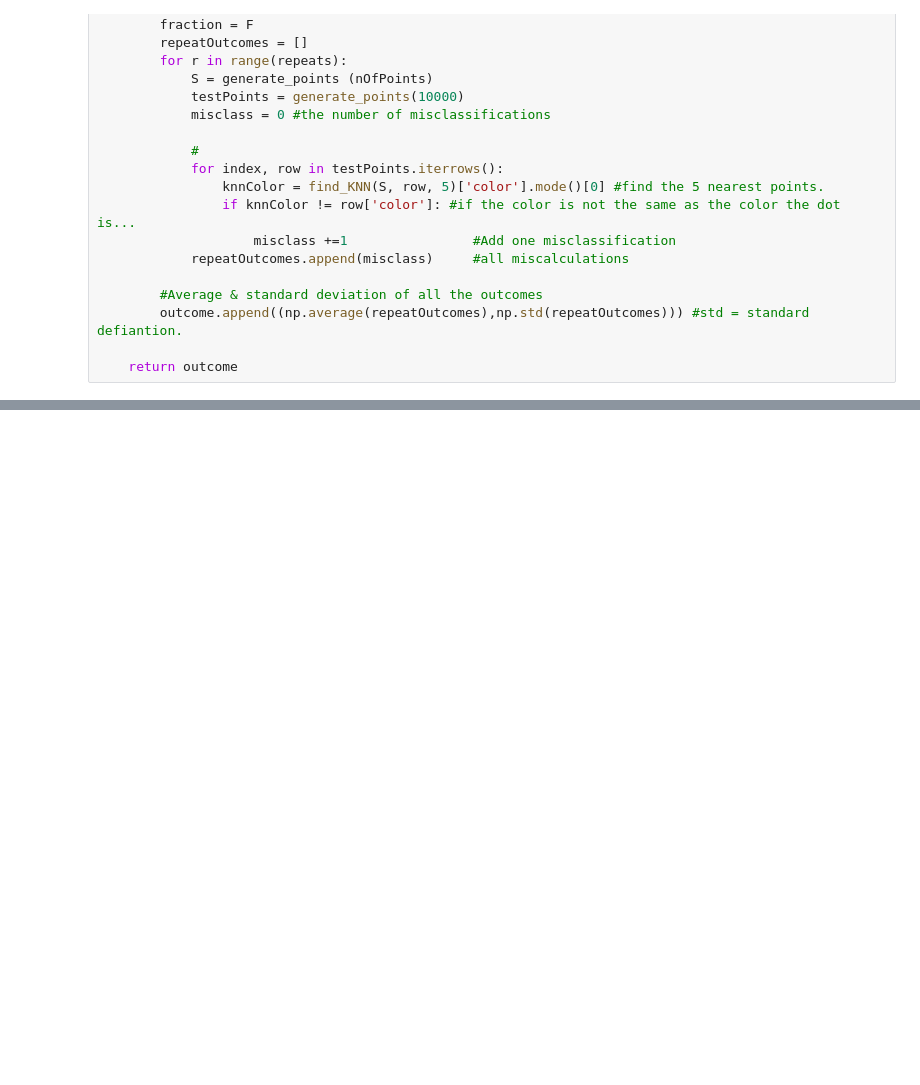
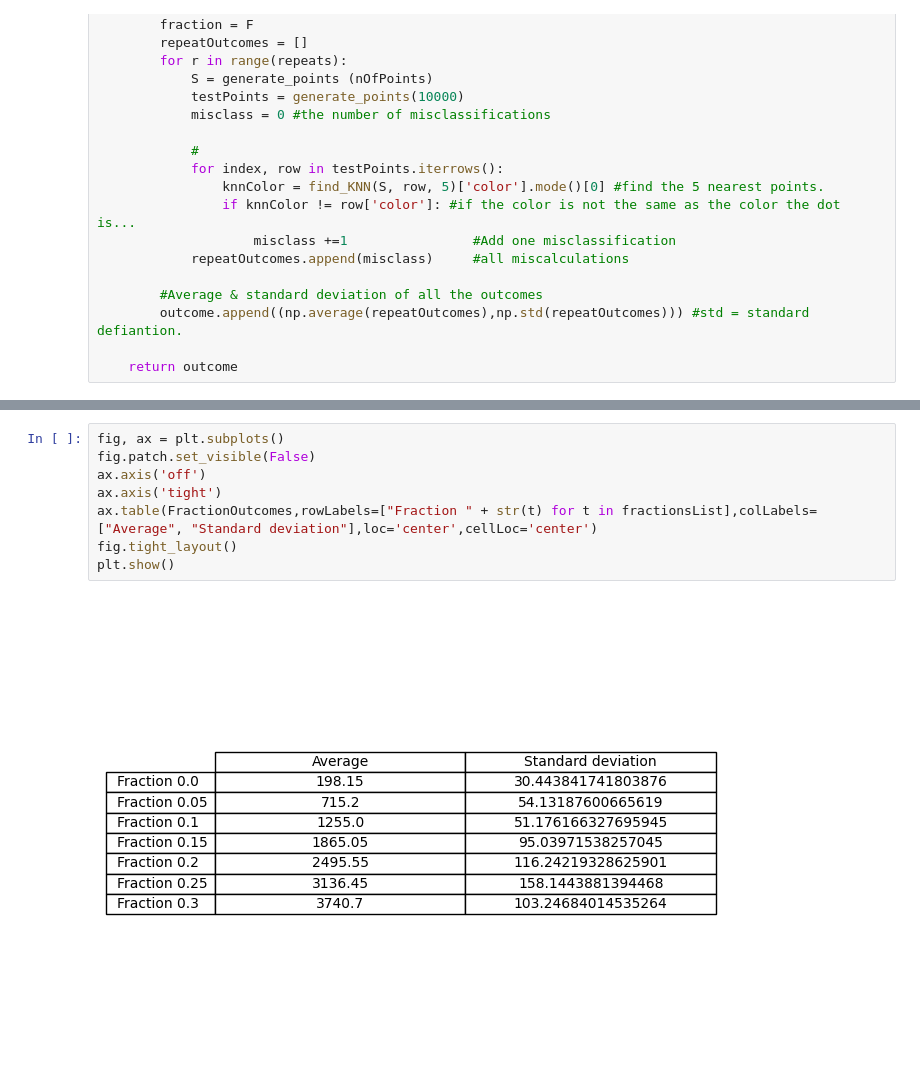
Before and after one commit to sohiyel/SCIP-3-5, a Jupyter notebook: Assignment3.ipynb, the cells around one changed output, grey strips where cells are left out. Saved outputs shown, nothing was run; the diff lists cells and outputs as text; blank space fills up the shorter version.

```diff
--- a/Assignment3.ipynb
+++ b/Assignment3.ipynb
@@ -121,0 +122,10 @@ plt.show()
+# %%
+fig, ax = plt.subplots()
+fig.patch.set_visible(False)
+ax.axis('off')
+ax.axis('tight')
+ax.table(FractionOutcomes,rowLabels=["Fraction " + str(t) for t in fractionsList],colLabels=["Average", "Standard deviation"],loc='center',cellLoc='center')
+fig.tight_layout()
+plt.show()
+# %% [output]
+[figure, added]
```
Also changed, not shown: parts of 5 cells of this notebook.
